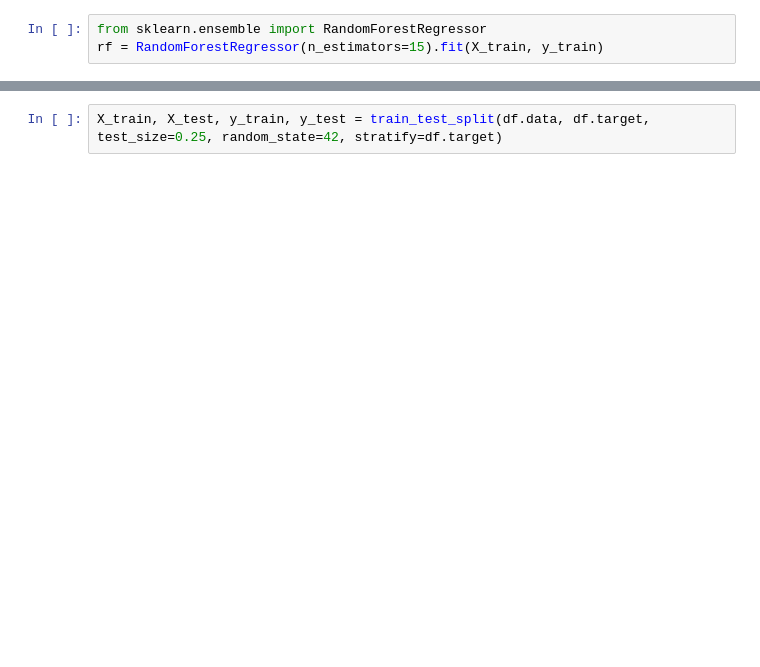
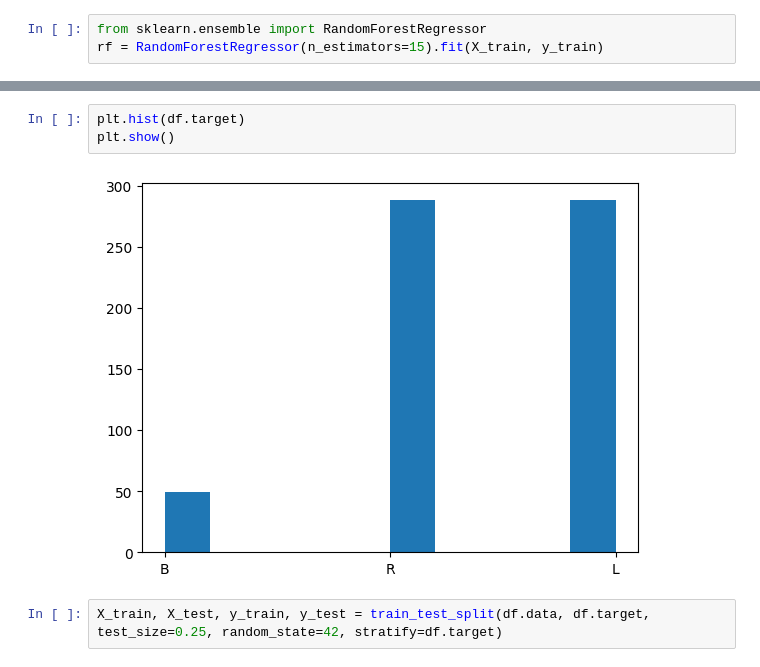
Before and after one commit to BUSH222/misis_ml_course_sem6, a Jupyter notebook: ML5.4 target/5.4.ipynb, the cells around one changed output, grey strips where cells are left out. Drawn from its saved outputs; the diff is of its cells as text; blank space fills up the shorter version.

```diff
--- a/ML5.4 target/5.4.ipynb
+++ b/ML5.4 target/5.4.ipynb
@@ -61,2 +141,7 @@ df.data.head()
+# %%
+plt.hist(df.target)
+plt.show()
+# %% [output]
+[figure, added]
 # %%
 X_train, X_test, y_train, y_test = train_test_split(df.data, df.target, test_size=0.25, random_state=42, stratify=df.target)
```
Also changed, not shown: parts of 48 cells of this notebook.
